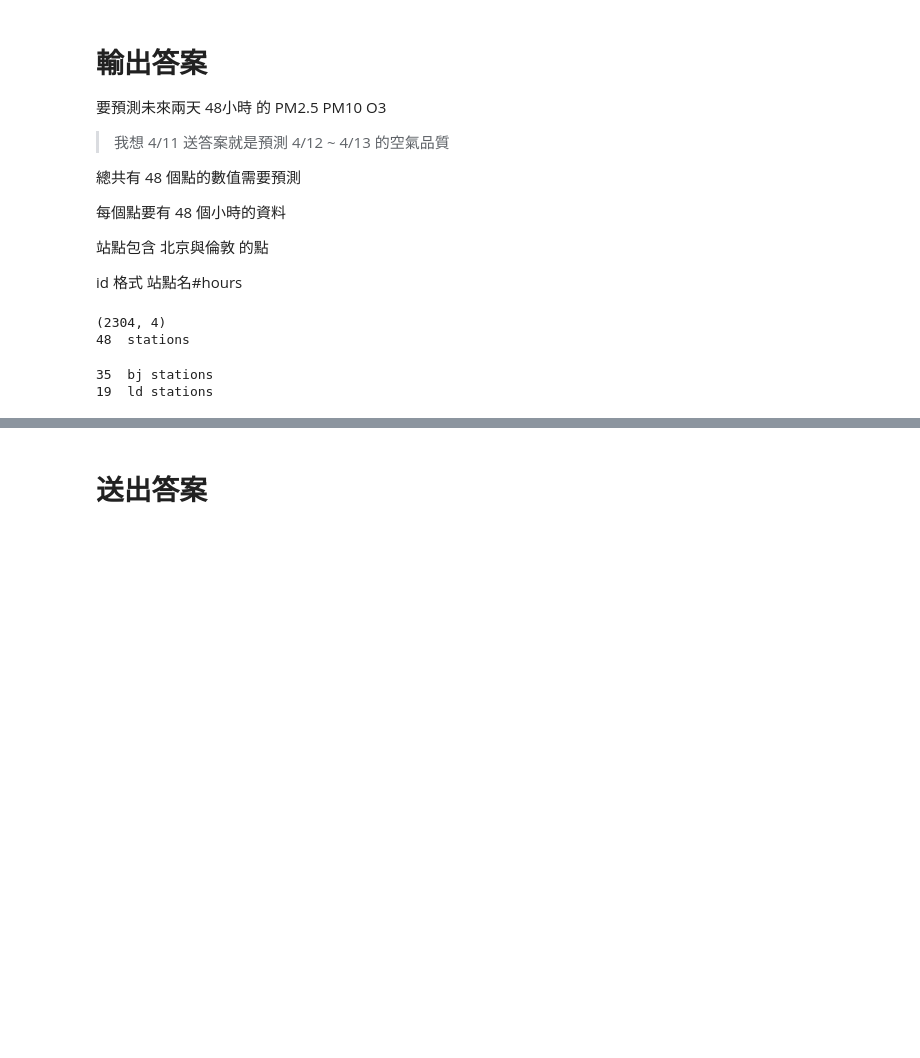
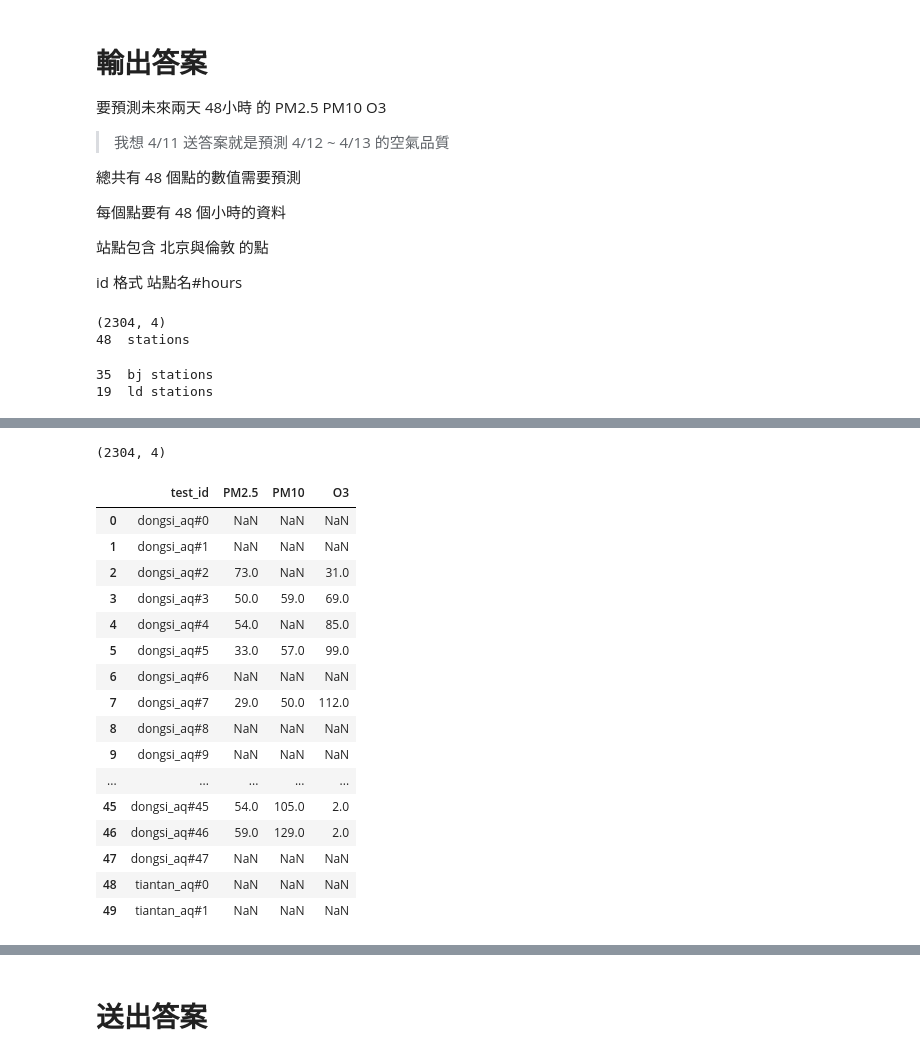
Before and after one commit to csielee/dsai2018_midterm, a Jupyter notebook: main.ipynb, the cells around one changed output, grey strips where cells are left out. Drawn from its saved outputs; the diff is of its cells as text; code cells hidden in the pictures; blank space fills up the shorter version.

```diff
--- a/main.ipynb
+++ b/main.ipynb
@@ -39,0 +42,30 @@ bjdata.head(5)
+# %%
+previousBjData = pd.read_csv('./beijing_17_18_aq.csv')
+previousLdData = pd.read_csv('./London_historical_aqi_forecast_stations_20180331.csv')
+# %%
+def getPreviousData(thisday, nday=2, city='bj'):
+    formatDate = "%Y-%m-%d"
+    thisday = time.mktime(time.strptime(thisday, formatDate))
+
+    alldays = list()
+    if city == 'bj':
+        formatDate = '%Y-%m-%d %H:%M:%S'
+        pData = previousBjData
+        column = ['test_id','time','PM2.5','PM10','O3']
+    elif city == 'ld':
+        formatDate = '%Y/%m/%d %H:%M'
+        pData = previousLdData
+        column = ['test_id','time','PM2.5','PM10']
+
+    for i in range(24*nday):
+        tmp = thisday + i*60*60
+        if city == 'ld':
+            tmp = time.localtime(tmp)
+            days = '%d/%d/%d %d:00' % (tmp.tm_year, tmp.tm_mon, tmp.tm_mday, tmp.tm_hour)
+        else:
+            days = time.strftime(formatDate, time.localtime(tmp))
+        alldays.append(days)
+
+    #print(alldays)
+
+    return pData.loc[pData['time'].isin(alldays),column]
@@ -151,3 +212,7 @@ def generateAnswer(answer, method='', desc=''):
     answer.to_csv(filename, index=False, header=True)
 
     return answer,filename
+# %%
+tmp = makePreviousData()
+
+tmp.head()
@@ -154,3 +227,26 @@ def generateAnswer(answer, method='', desc=''):
+# %%
+print(tmp.shape)
+
+tmp.head(50)
+# %% [output]
+(2304, 4)
+|  | test_id | PM2.5 | PM10 | O3 |
+| 0 | dongsi_aq#0 | NaN | NaN | NaN |
+| 1 | dongsi_aq#1 | NaN | NaN | NaN |
+| 2 | dongsi_aq#2 | 73.0 | NaN | 31.0 |
+| 3 | dongsi_aq#3 | 50.0 | 59.0 | 69.0 |
+| 4 | dongsi_aq#4 | 54.0 | NaN | 85.0 |
+| 5 | dongsi_aq#5 | 33.0 | 57.0 | 99.0 |
+| 6 | dongsi_aq#6 | NaN | NaN | NaN |
+| 7 | dongsi_aq#7 | 29.0 | 50.0 | 112.0 |
+| 8 | dongsi_aq#8 | NaN | NaN | NaN |
+| 9 | dongsi_aq#9 | NaN | NaN | NaN |
+| ... | ... | ... | ... | ... |
+| 45 | dongsi_aq#45 | 54.0 | 105.0 | 2.0 |
+| 46 | dongsi_aq#46 | 59.0 | 129.0 | 2.0 |
+| 47 | dongsi_aq#47 | NaN | NaN | NaN |
+| 48 | tiantan_aq#0 | NaN | NaN | NaN |
+| 49 | tiantan_aq#1 | NaN | NaN | NaN |
 # %%
 fromDate = '2018-04-17 00:00:00'
 
```
Also changed, not shown: parts of 7 cells of this notebook.
